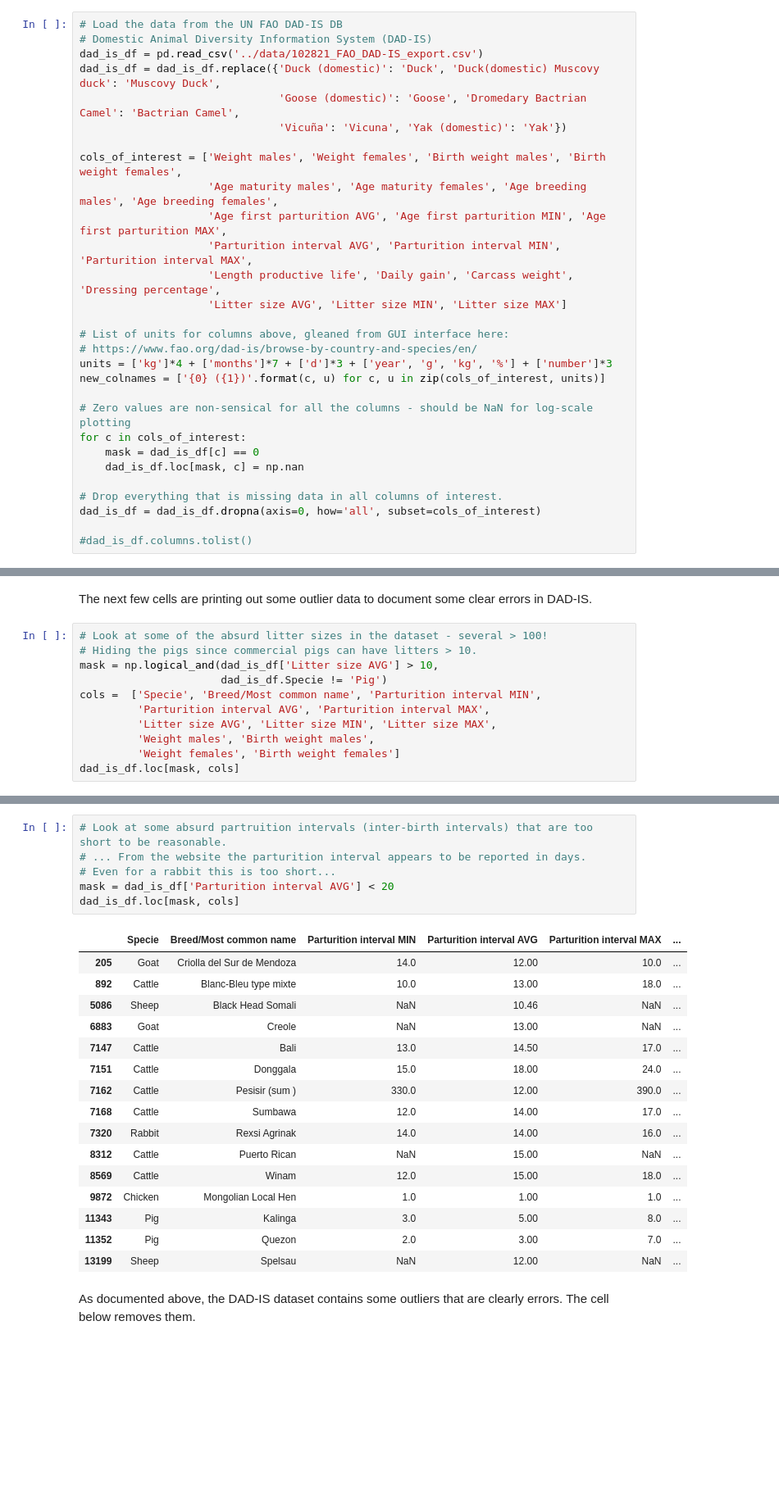
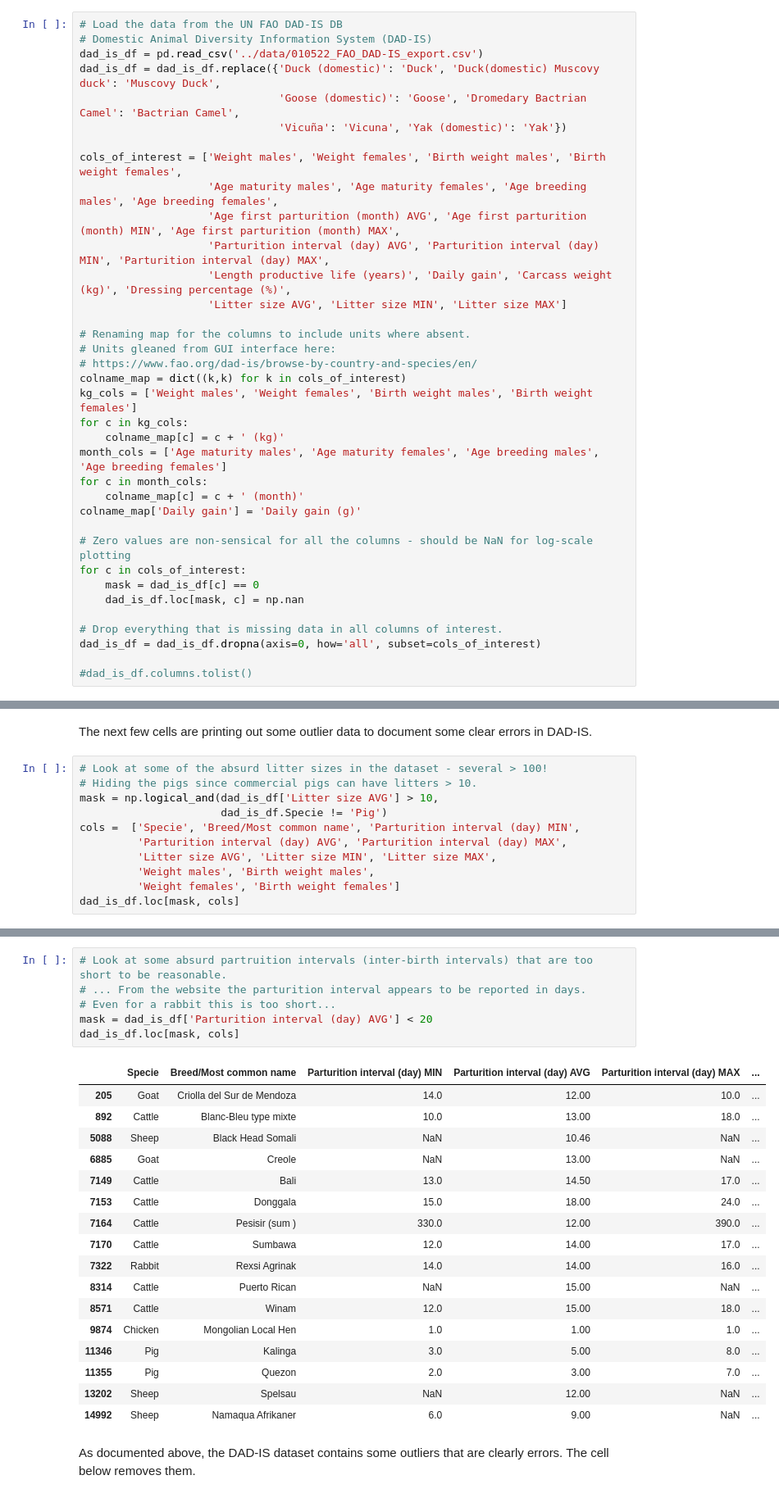
Before and after one commit to flamholz/beef_v_pork, a Jupyter notebook: notebooks/0_preprocess_FAO_data.ipynb, the cells around one changed output, grey strips where cells are left out. Shown at 82% size. Drawn from its saved outputs; the diff is of its cells as text; blank space fills up the shorter version.

Commit message:
Updated DAD-IS, some column names changed to include units finally. Not all though.

```diff
--- a/notebooks/0_preprocess_FAO_data.ipynb
+++ b/notebooks/0_preprocess_FAO_data.ipynb
@@ -4,22 +4,29 @@ import pandas as pd
 # %%
 # Load the data from the UN FAO DAD-IS DB
 # Domestic Animal Diversity Information System (DAD-IS)
-dad_is_df = pd.read_csv('../data/102821_FAO_DAD-IS_export.csv')
+dad_is_df = pd.read_csv('../data/010522_FAO_DAD-IS_export.csv')
 dad_is_df = dad_is_df.replace({'Duck (domestic)': 'Duck', 'Duck(domestic) Muscovy duck': 'Muscovy Duck',
                                'Goose (domestic)': 'Goose', 'Dromedary Bactrian Camel': 'Bactrian Camel',
                                'Vicuña': 'Vicuna', 'Yak (domestic)': 'Yak'})
 
 cols_of_interest = ['Weight males', 'Weight females', 'Birth weight males', 'Birth weight females',
                     'Age maturity males', 'Age maturity females', 'Age breeding males', 'Age breeding females',
-                    'Age first parturition AVG', 'Age first parturition MIN', 'Age first parturition MAX',
-                    'Parturition interval AVG', 'Parturition interval MIN', 'Parturition interval MAX',
-                    'Length productive life', 'Daily gain', 'Carcass weight', 'Dressing percentage',
+                    'Age first parturition (month) AVG', 'Age first parturition (month) MIN', 'Age first parturition (month) MAX',
+                    'Parturition interval (day) AVG', 'Parturition interval (day) MIN', 'Parturition interval (day) MAX',
+                    'Length productive life (years)', 'Daily gain', 'Carcass weight (kg)', 'Dressing percentage (%)',
                     'Litter size AVG', 'Litter size MIN', 'Litter size MAX']
 
-# List of units for columns above, gleaned from GUI interface here:
+# Renaming map for the columns to include units where absent.
+# Units gleaned from GUI interface here:
 # https://www.fao.org/dad-is/browse-by-country-and-species/en/
-units = ['kg']*4 + ['months']*7 + ['d']*3 + ['year', 'g', 'kg', '%'] + ['number']*3
-new_colnames = ['{0} ({1})'.format(c, u) for c, u in zip(cols_of_interest, units)]
+colname_map = dict((k,k) for k in cols_of_interest)
+kg_cols = ['Weight males', 'Weight females', 'Birth weight males', 'Birth weight females']
+for c in kg_cols:
+    colname_map[c] = c + ' (kg)'
+month_cols = ['Age maturity males', 'Age maturity females', 'Age breeding males', 'Age breeding females']
+for c in month_cols:
+    colname_map[c] = c + ' (month)'
+colname_map['Daily gain'] = 'Daily gain (g)'
 
 # Zero values are non-sensical for all the columns - should be NaN for log-scale plotting
 for c in cols_of_interest:
@@ -37,8 +64,8 @@ The next few cells are printing out some outlier data to document some clear err
 # Hiding the pigs since commercial pigs can have litters > 10.
 mask = np.logical_and(dad_is_df['Litter size AVG'] > 10,
                       dad_is_df.Specie != 'Pig')
-cols =  ['Specie', 'Breed/Most common name', 'Parturition interval MIN',
-         'Parturition interval AVG', 'Parturition interval MAX',
+cols =  ['Specie', 'Breed/Most common name', 'Parturition interval (day) MIN',
+         'Parturition interval (day) AVG', 'Parturition interval (day) MAX',
          'Litter size AVG', 'Litter size MIN', 'Litter size MAX',
          'Weight males', 'Birth weight males',
          'Weight females', 'Birth weight females']
@@ -70,26 +97,27 @@ dad_is_df.loc[mask, cols]
 # %%
 # Look at some absurd partruition intervals (inter-birth intervals) that are too short to be reasonable.
 # ... From the website the parturition interval appears to be reported in days.
 # Even for a rabbit this is too short...
-mask = dad_is_df['Parturition interval AVG'] < 20
+mask = dad_is_df['Parturition interval (day) AVG'] < 20
 dad_is_df.loc[mask, cols]
 # %% [output]
-|  | Specie | Breed/Most common name | Parturition interval MIN | Parturition interval AVG | Parturition interval MAX | ... |
+|  | Specie | Breed/Most common name | Parturition interval (day) MIN | Parturition interval (day) AVG | Parturition interval (day) MAX | ... |
 | 205 | Goat | Criolla del Sur de Mendoza | 14.0 | 12.00 | 10.0 | ... |
 | 892 | Cattle | Blanc-Bleu type mixte | 10.0 | 13.00 | 18.0 | ... |
-| 5086 | Sheep | Black Head Somali | NaN | 10.46 | NaN | ... |
-| 6883 | Goat | Creole | NaN | 13.00 | NaN | ... |
-| 7147 | Cattle | Bali | 13.0 | 14.50 | 17.0 | ... |
-| 7151 | Cattle | Donggala | 15.0 | 18.00 | 24.0 | ... |
-| 7162 | Cattle | Pesisir (sum ) | 330.0 | 12.00 | 390.0 | ... |
-| 7168 | Cattle | Sumbawa | 12.0 | 14.00 | 17.0 | ... |
-| 7320 | Rabbit | Rexsi Agrinak | 14.0 | 14.00 | 16.0 | ... |
-| 8312 | Cattle | Puerto Rican | NaN | 15.00 | NaN | ... |
-| 8569 | Cattle | Winam | 12.0 | 15.00 | 18.0 | ... |
-| 9872 | Chicken | Mongolian Local Hen | 1.0 | 1.00 | 1.0 | ... |
-| 11343 | Pig | Kalinga | 3.0 | 5.00 | 8.0 | ... |
-| 11352 | Pig | Quezon | 2.0 | 3.00 | 7.0 | ... |
-| 13199 | Sheep | Spelsau | NaN | 12.00 | NaN | ... |
+| 5088 | Sheep | Black Head Somali | NaN | 10.46 | NaN | ... |
+| 6885 | Goat | Creole | NaN | 13.00 | NaN | ... |
+| 7149 | Cattle | Bali | 13.0 | 14.50 | 17.0 | ... |
+| 7153 | Cattle | Donggala | 15.0 | 18.00 | 24.0 | ... |
+| 7164 | Cattle | Pesisir (sum ) | 330.0 | 12.00 | 390.0 | ... |
+| 7170 | Cattle | Sumbawa | 12.0 | 14.00 | 17.0 | ... |
+| 7322 | Rabbit | Rexsi Agrinak | 14.0 | 14.00 | 16.0 | ... |
+| 8314 | Cattle | Puerto Rican | NaN | 15.00 | NaN | ... |
+| 8571 | Cattle | Winam | 12.0 | 15.00 | 18.0 | ... |
+| 9874 | Chicken | Mongolian Local Hen | 1.0 | 1.00 | 1.0 | ... |
+| 11346 | Pig | Kalinga | 3.0 | 5.00 | 8.0 | ... |
+| 11355 | Pig | Quezon | 2.0 | 3.00 | 7.0 | ... |
+| 13202 | Sheep | Spelsau | NaN | 12.00 | NaN | ... |
+| 14992 | Sheep | Namaqua Afrikaner | 6.0 | 9.00 | NaN | ... |
 # %% [markdown]
 As documented above, the DAD-IS dataset contains some outliers that are clearly errors. The cell below removes them.
 # %%
```
Also changed, not shown: parts of 8 cells of this notebook, 1 other file.
